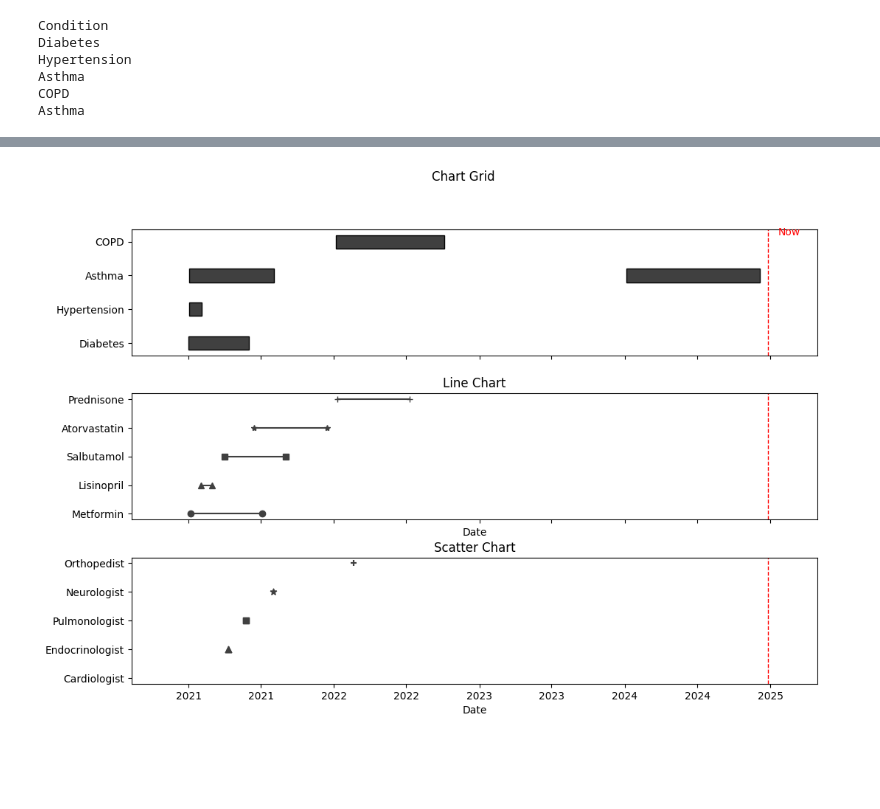
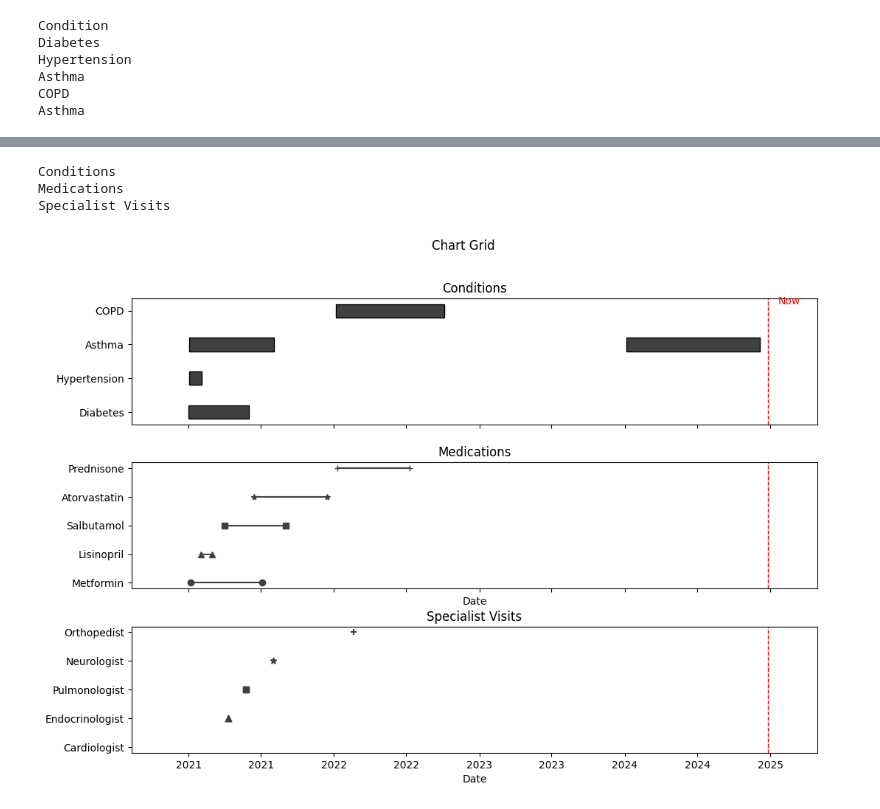
Before and after one commit to layik/dynairxvis, a Jupyter notebook: notebooks/get_started.ipynb, the cells around one changed output, grey strips where cells are left out. Saved outputs shown, nothing was run; the diff lists cells and outputs as text; code cells hidden in the pictures; blank space fills up the shorter version.

Commit message:
plotgrid and grouped_chart enhanced

```diff
--- a/notebooks/get_started.ipynb
+++ b/notebooks/get_started.ipynb
@@ -165,14 +165,18 @@ df3 = pd.DataFrame({
 # %%
 from dynairxvis.plotgrid import plot_grid
 plot_grid(
     categories_list=[df['Condition'], df2['Medication'], df3['Specialist']],
     start_dates_list=[df['Start_Date'], df2['Start_Date'], df3['Start_Date']],
     end_dates_list=[df['End_Date'], df2['End_Date'], df3['End_Date']],
+    titles_list=['Conditions', 'Medications', 'Specialist Visits'],
     chart_types=['gantt', 'line', 'scatter'],
     fig_kw={'figsize': (12, 8)},
 )
 
 # from dynairxvis.time import grouped_chart
 # grouped_chart(df['Condition'], df['Start_Date'], df['End_Date'])
 # %% [output]
+Conditions
+Medications
+Specialist Visits
-[figure, old version]
+[figure, new version]
```
Also changed, not shown: parts of 4 cells of this notebook, 2 other files.
